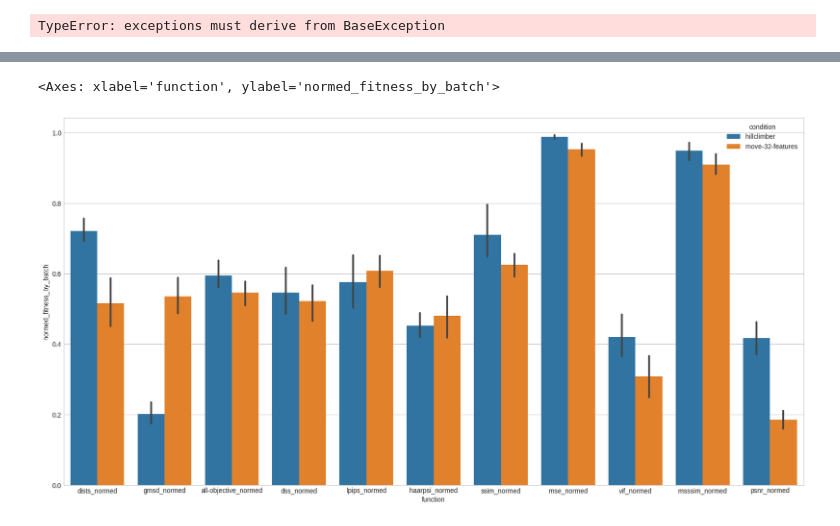
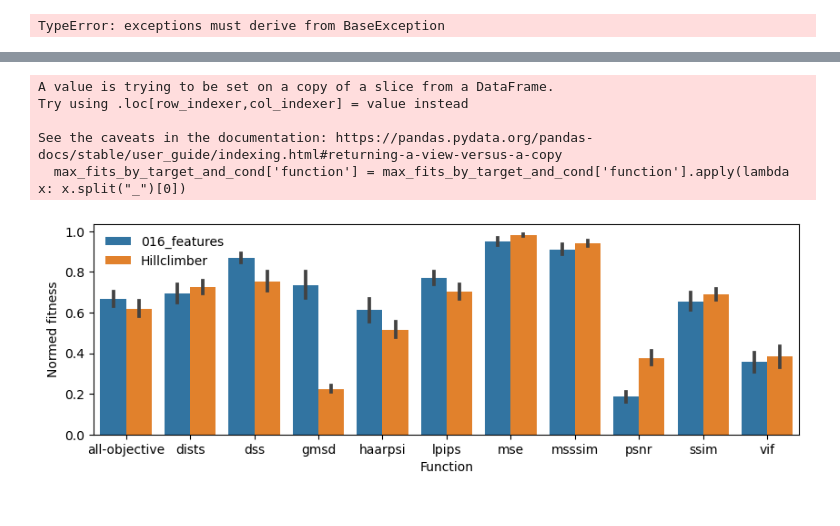
Before and after one commit to uvm-neurobotics-lab/MOVE, a Jupyter notebook: analysis/plotting.ipynb, the cells around one changed output, grey strips where cells are left out. Drawn from its saved outputs; the diff is of its cells as text; code cells hidden in the pictures.

```diff
--- a/analysis/plotting.ipynb
+++ b/analysis/plotting.ipynb
@@ -14,7 +16,13 @@ The autoreload extension is already loaded. To reload it, use:
 # results_path = "../../results/nsga-iii-mnk"
 # results_path = "../../results/l2-reg"
 # results_path = "../../results/min-pruned"
-results_path = "../../results/test"
+# results_path = "../../results/test"
+#cresults_path = "../../results/sgd-steps"
+# results_path = "../../results/gecco-24/fourier-features-old"
+results_path = "../../results/gecco-24/sgd-steps"
+# results_path = "../../results/topology-mutation-iters"
+# results_path = "../../results/topology-mutation-iters"
+# results_path = "../../results/fourier-features"
 # results_path = "/home/jackson/projects/move/results/fns-per-cell"
 
 # results_path = "../../results/fourier-features-control"
@@ -22,6 +30,10 @@ results_path = "../../results/test"
 # results_path = "../../results/hillclimber"
 # results_path = "../../results/hillclimber_bloat_prune/"
 show=True
+
+
+
+os.makedirs(os.path.join(results_path, "plots"), exist_ok=True)
 # %%
 # pretty_names = {
 #     "000_steps_" : "0 steps",
@@ -682,5 +825,5 @@ TypeError: exceptions must derive from BaseException
 # %%
-hc_results_path = "../../results/hillclimber-32"
+hc_results_path = "../../results/hillclimber"
 # %%
 metrics = ['normed_fitness_by_batch', 'evals_by_batch']
 # %%
@@ -852,8 +995,25 @@ max_fit_rows
 # %%
 # max_fits_by_target_and_cond = all_results.groupby(['target', 'condition']).apply(lambda x: x.sort_values('normed_fitness_by_batch', ascending=False).iloc[0]).reset_index(drop=True)
+# %%
+# only show 100 steps (since hillclimber only has 100 steps)
+max_fits_by_target_and_cond = max_fit_rows[max_fit_rows.condition.str.contains("016_features") | max_fit_rows.condition.str.contains("hillclimber")]
+
+max_fits_by_target_and_cond.loc[max_fits_by_target_and_cond['condition'] == "100_steps", 'condition'] = "MOVE-Back champion"
+max_fits_by_target_and_cond.loc[max_fits_by_target_and_cond['condition'] == "hillclimber", 'condition'] = "Hillclimber"
+# %%
+max_fits_by_target_and_cond['function'] = max_fits_by_target_and_cond['function'].apply(lambda x: x.split("_")[0])
+# %% [output]
+A value is trying to be set on a copy of a slice from a DataFrame.
+Try using .loc[row_indexer,col_indexer] = value instead
+
+See the caveats in the documentation: https://pandas.pydata.org/pandas-docs/stable/user_guide/indexing.html#returning-a-view-versus-a-copy
+  max_fits_by_target_and_cond['function'] = max_fits_by_target_and_cond['function'].apply(lambda x: x.split("_")[0])
 # %%
-ax, fig = plt.subplots(figsize=(20, 10))
-sns.barplot(data=max_fit_rows, x='function', y='normed_fitness_by_batch', hue='condition')
+ax, fig = plt.subplots(figsize=(10, 3))
+sns.barplot(data=max_fits_by_target_and_cond, x='function', y='normed_fitness_by_batch', hue='condition')
+plt.ylabel("Normed fitness")
+plt.xlabel("Function")
+plt.legend(loc= "upper left", frameon=False)
+plt.show()
 # %% [output]
-<Axes: xlabel='function', ylabel='normed_fitness_by_batch'>
-[figure, old version]
+[figure, new version]
```
Also changed, not shown: parts of 33 cells of this notebook, 5 other files.
